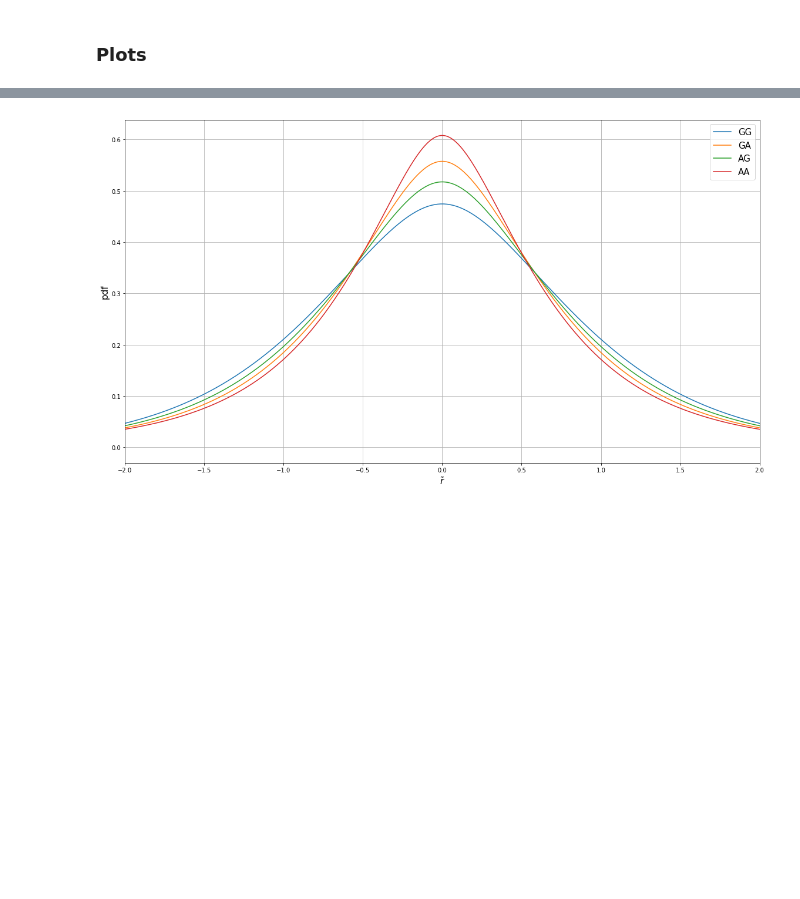
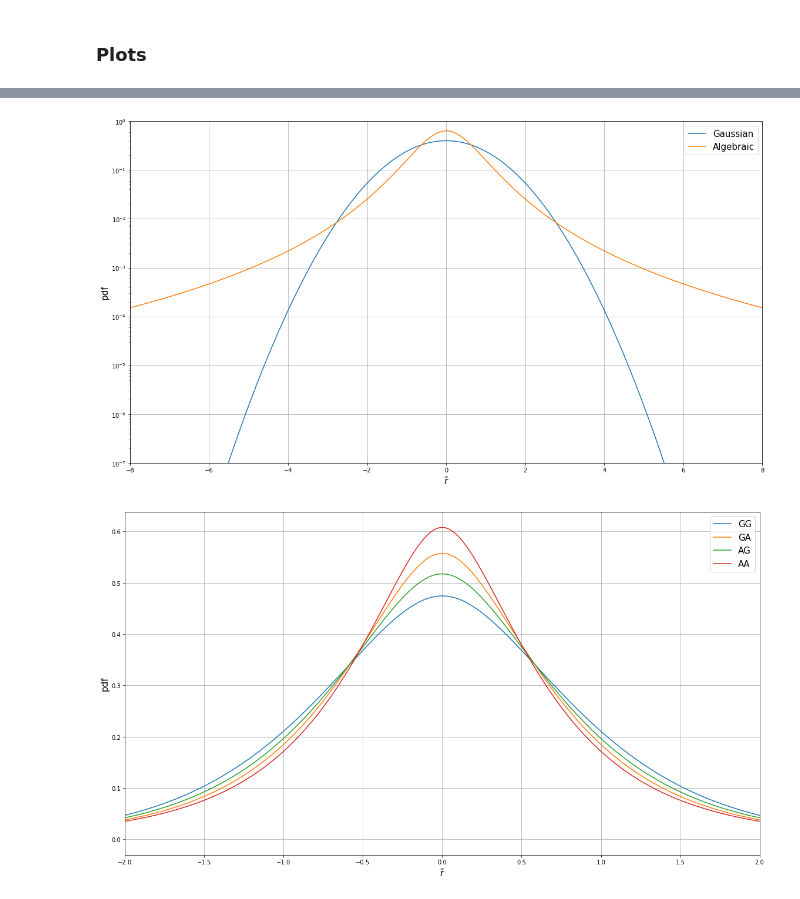
Before and after one commit to juanhenao21/exact_distributions_financial, a Jupyter notebook: project/distribution_tests/exact_multivariate_ampl_distributions_python.ipynb, the cells around one changed output, grey strips where cells are left out. Drawn from its saved outputs; the diff is of its cells as text; code cells hidden in the pictures; blank space fills up the shorter version.

```diff
--- a/project/distribution_tests/exact_multivariate_ampl_distributions_python.ipynb
+++ b/project/distribution_tests/exact_multivariate_ampl_distributions_python.ipynb
@@ -136,3 +202,18 @@ pdf_aa = pdf_algebraic_algebraic(returns, K, L, l, N, Lambda)
+# %%
+plt.figure(figsize=(16,9))
+
+plt.semilogy(returns, pdf_g, '-', label='Gaussian')
+plt.semilogy(returns, pdf_a, '-', label='Algebraic')
+
+plt.legend(fontsize=15)
+plt.xlim(-8, 8)
+plt.ylim(10 ** - 7, 1)
+plt.xlabel(r'$\tilde{r}$', fontsize=15)
+plt.ylabel('pdf', fontsize=15)
+plt.grid(True)
+plt.tight_layout()
+# %% [output]
+[figure, added]
 # %%
 plt.figure(figsize=(16,9))
 
```
Also changed, not shown: parts of 8 cells of this notebook, 1 other file.
